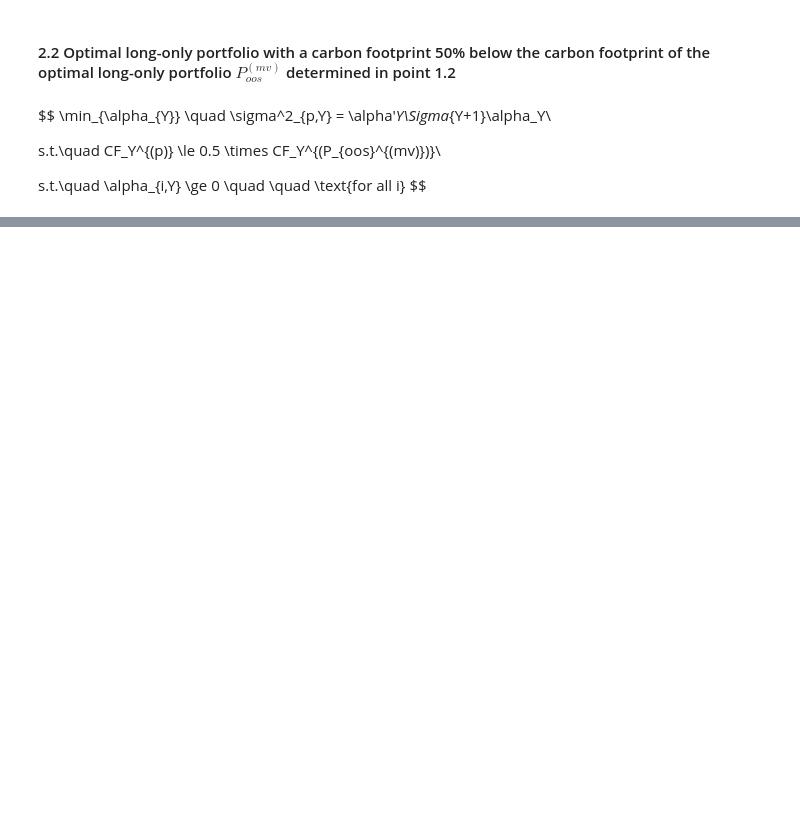
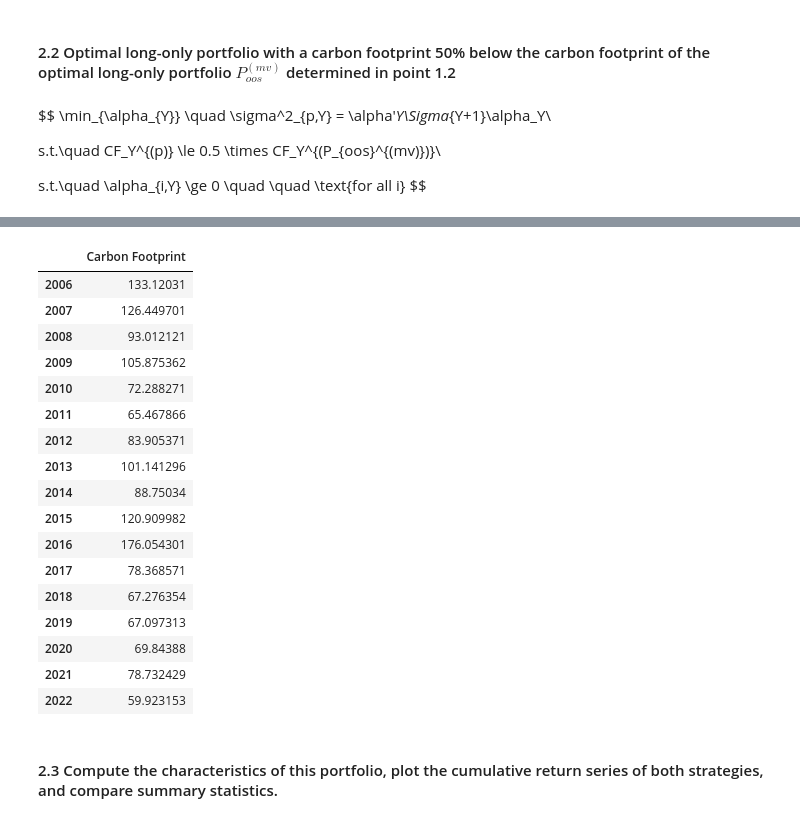
Before and after one commit to dorentinmorina/SAAM, a Jupyter notebook: main.ipynb, the cells around one changed output, grey strips where cells are left out. Cells and saved outputs as stored; diff of their text form; code cells hidden in the pictures; blank space fills up the shorter version.

```diff
--- a/main.ipynb
+++ b/main.ipynb
@@ -850,20 +966,10 @@ cfy
 # %%
-mv.columns = pd.to_datetime(mv.columns)
+def compute_vy(weights):
+    if type(weights) != pd.Series:
+        weights = pd.Series(weights, index=df_m.columns)
+    else:
+        pass
 
-'''
-Question to ask the professor:
-    * Is this correct to do so to compute the carbon footprint starting with the weights?
-    * Is there a more efficient way?
-'''
-
-def carbon_footprint(weights, initial_invest, year):
-    '''
-    Function to compute the carbon footprint of our portfolio of the year Y.
-    Inputs:
-    * The weights,
-    * The initial investment (in $)
-    * The year Y
-    '''
     returns_year = df_m[df_m.index.year == year].T
     ## Alphas
     alpha_data = pd.DataFrame(index=pd.date_range(dt.date(year-1, 12, 31), dt.date(year, 11, 30)), columns=df_m.columns.values)
@@ -885,23 +991,9 @@ def carbon_footprint(weights, initial_invest, year):
 
     performances = performances.sum()
 
-    ## Portfolio Value (need to pass the new value to the next forloop)
-    vy = ((1+performances).cumprod() * initial_invest).iloc[-1]
+    vy = (1+performances).cumprod().iloc[-1] * initial_invest
 
-    ## Market Cap
-    market_cap = mv.loc[:, mv.columns.year == year].iloc[:,-1]
-
-    ## ViY
-    viy = weights * vy
-
-    ## Oi
-    oi = viy/market_cap
-
-    ## CFy
-    cfy = 1/vy * (oi* carbon_em[year]).sum()
-
-    ## return CFI
-    return cfy
+    return vy
 # %% [markdown]
 $$
 \min_{\alpha_{Y}} \quad \sigma^2_{p,Y} = \alpha'_Y\Sigma_{Y+1}\alpha_Y\\
@@ -976,0 +1117,28 @@ KeyboardInterrupt:
+# %%
+cfy_pfdf = pd.DataFrame(index=range(2006, year+1), columns=['Carbon Footprint'])
+
+for i in range(2006, year+1):
+    cfy_pfdf.loc[i] = carbon_footprint(weights_dfpf[i])
+
+cfy_pfdf
+# %% [output]
+|  | Carbon Footprint |
+| 2006 | 133.12031 |
+| 2007 | 126.449701 |
+| 2008 | 93.012121 |
+| 2009 | 105.875362 |
+| 2010 | 72.288271 |
+| 2011 | 65.467866 |
+| 2012 | 83.905371 |
+| 2013 | 101.141296 |
+| 2014 | 88.75034 |
+| 2015 | 120.909982 |
+| 2016 | 176.054301 |
+| 2017 | 78.368571 |
+| 2018 | 67.276354 |
+| 2019 | 67.097313 |
+| 2020 | 69.84388 |
+| 2021 | 78.732429 |
+| 2022 | 59.923153 |
+# %% [markdown]
+#### 2.3  Compute the characteristics of this portfolio, plot the cumulative return series of both strategies, and compare summary statistics.
```
Also changed, not shown: parts of 11 cells of this notebook.
